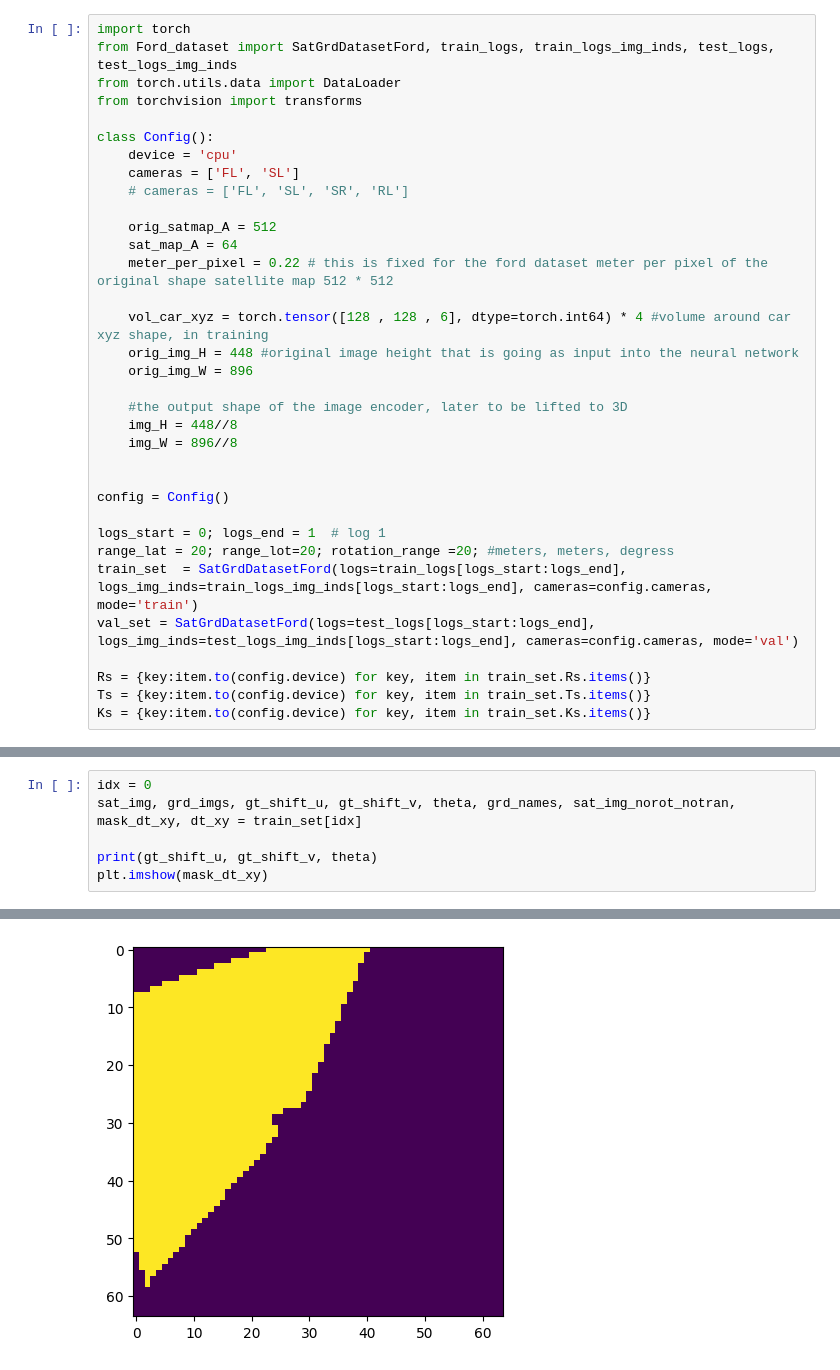
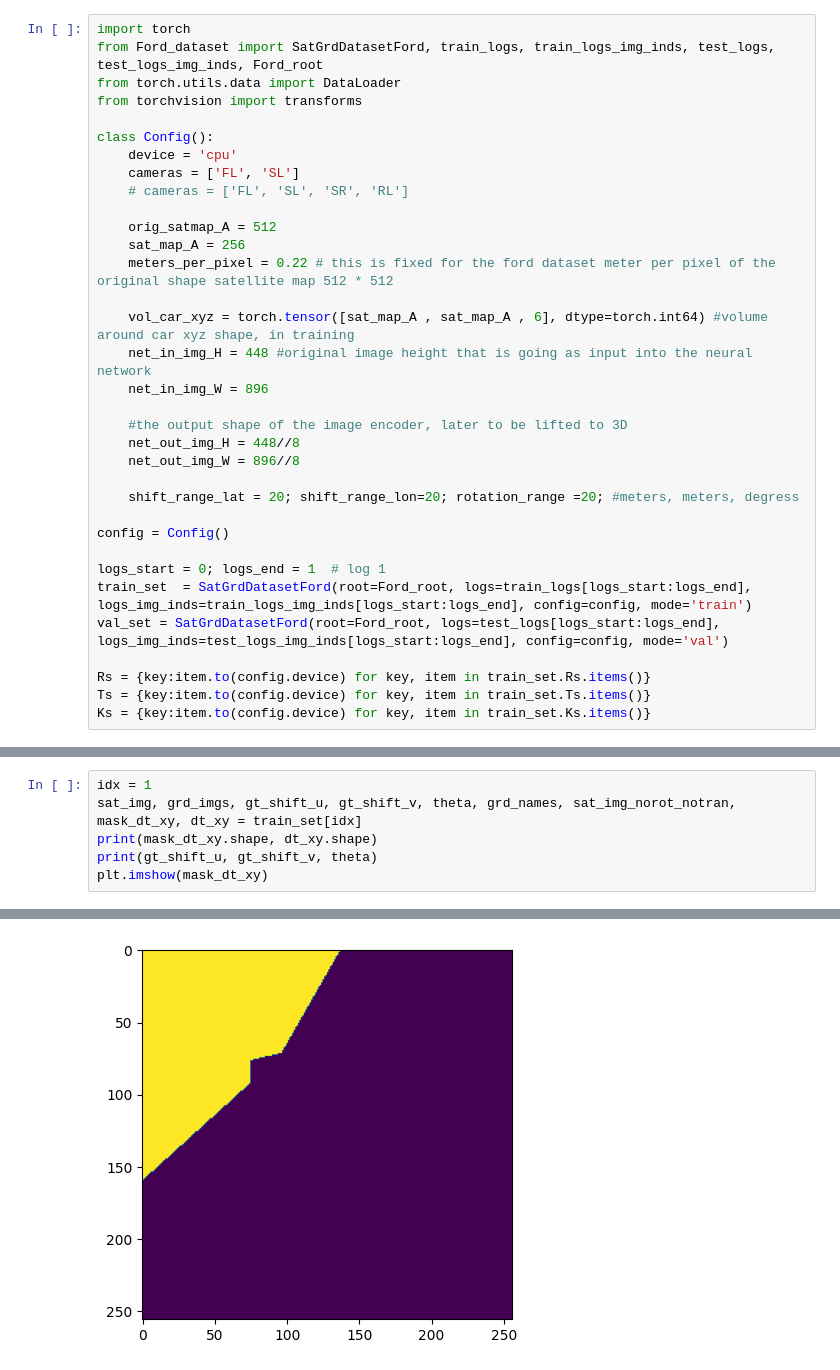
Before and after one commit to Spyridonidis98/Cross-View-Localization, a Jupyter notebook: Simple Cross View Geolocalization/lifting_preperation_mask_preperation.ipynb, the cells around one changed output, grey strips where cells are left out. Cells and saved outputs as stored; diff of their text form.

```diff
--- a/Simple Cross View Geolocalization/lifting_preperation_mask_preperation.ipynb
+++ b/Simple Cross View Geolocalization/lifting_preperation_mask_preperation.ipynb
@@ -1,6 +1,6 @@
 # %%
 import torch
-from Ford_dataset import SatGrdDatasetFord, train_logs, train_logs_img_inds, test_logs, test_logs_img_inds
+from Ford_dataset import SatGrdDatasetFord, train_logs, train_logs_img_inds, test_logs, test_logs_img_inds, Ford_root
 from torch.utils.data import DataLoader
 from torchvision import transforms
 
@@ -10,24 +10,24 @@ class Config():
     # cameras = ['FL', 'SL', 'SR', 'RL']
 
     orig_satmap_A = 512
-    sat_map_A = 64
-    meter_per_pixel = 0.22 # this is fixed for the ford dataset meter per pixel of the original shape satellite map 512 * 512
+    sat_map_A = 256
+    meters_per_pixel = 0.22 # this is fixed for the ford dataset meter per pixel of the original shape satellite map 512 * 512
 
-    vol_car_xyz = torch.tensor([128 , 128 , 6], dtype=torch.int64) * 4 #volume around car xyz shape, in training
-    orig_img_H = 448 #original image height that is going as input into the neural network
-    orig_img_W = 896
+    vol_car_xyz = torch.tensor([sat_map_A , sat_map_A , 6], dtype=torch.int64) #volume around car xyz shape, in training
+    net_in_img_H = 448 #original image height that is going as input into the neural network
+    net_in_img_W = 896
 
     #the output shape of the image encoder, later to be lifted to 3D
-    img_H = 448//8
-    img_W = 896//8
+    net_out_img_H = 448//8
+    net_out_img_W = 896//8
 
+    shift_range_lat = 20; shift_range_lon=20; rotation_range =20; #meters, meters, degress
 
 config = Config()
 
 logs_start = 0; logs_end = 1  # log 1
-range_lat = 20; range_lot=20; rotation_range =20; #meters, meters, degress
-train_set  = SatGrdDatasetFord(logs=train_logs[logs_start:logs_end], logs_img_inds=train_logs_img_inds[logs_start:logs_end], cameras=config.cameras, mode='train')
-val_set = SatGrdDatasetFord(logs=test_logs[logs_start:logs_end], logs_img_inds=test_logs_img_inds[logs_start:logs_end], cameras=config.cameras, mode='val')
+train_set  = SatGrdDatasetFord(root=Ford_root, logs=train_logs[logs_start:logs_end], logs_img_inds=train_logs_img_inds[logs_start:logs_end], config=config, mode='train')
+val_set = SatGrdDatasetFord(root=Ford_root, logs=test_logs[logs_start:logs_end], logs_img_inds=test_logs_img_inds[logs_start:logs_end], config=config, mode='val')
 
 Rs = {key:item.to(config.device) for key, item in train_set.Rs.items()}
 Ts = {key:item.to(config.device) for key, item in train_set.Ts.items()}
@@ -408,7 +409,7 @@ NameError: name 'train_set' is not defined
 # %%
-idx = 0
+idx = 1
 sat_img, grd_imgs, gt_shift_u, gt_shift_v, theta, grd_names, sat_img_norot_notran, mask_dt_xy, dt_xy = train_set[idx]
-
+print(mask_dt_xy.shape, dt_xy.shape)
 print(gt_shift_u, gt_shift_v, theta)
 plt.imshow(mask_dt_xy)
 # %% [output]
@@ -416,2 +418,2 @@ tensor(0.4582) tensor(0.1209) tensor(0.9662)
 <matplotlib.image.AxesImage at 0x...>
-[figure, old version]
+[figure, new version]
```
Also changed, not shown: parts of 5 cells of this notebook, 3 other files.
